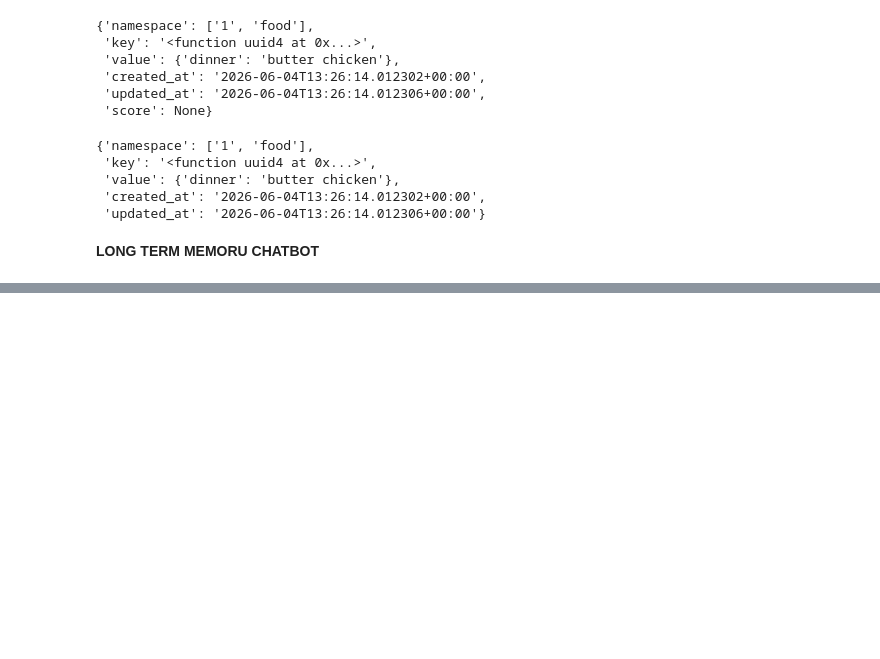
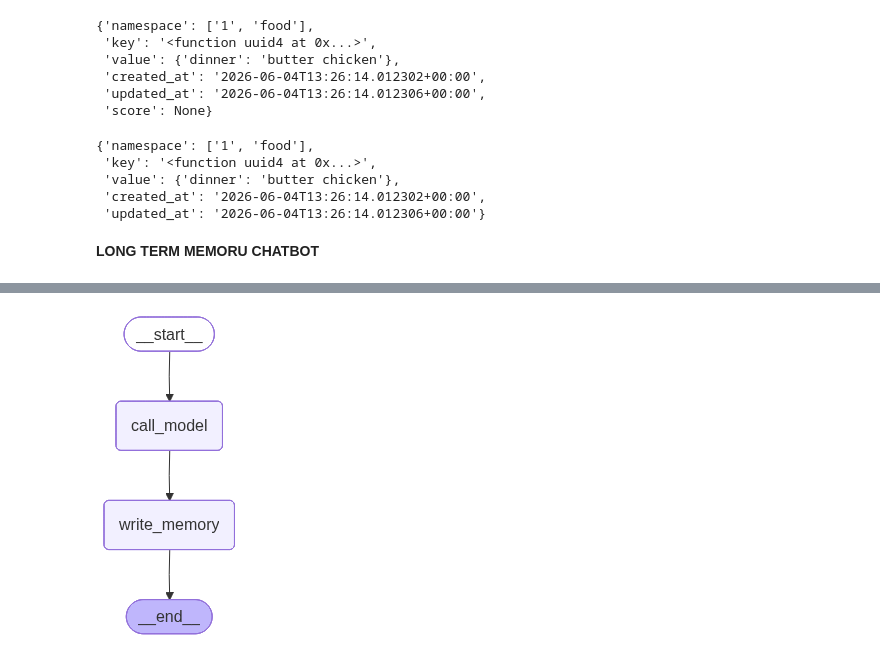
Before and after one commit to puvithk/AI-ML-Complete, a Jupyter notebook: Day 34 Langgraph memory/main.ipynb, the cells around one changed output, grey strips where cells are left out. Saved outputs shown, nothing was run; the diff lists cells and outputs as text; code cells hidden in the pictures; blank space fills up the shorter version.

Commit message:
Chatbot with memory

```diff
--- a/Day 34 Langgraph memory/main.ipynb
+++ b/Day 34 Langgraph memory/main.ipynb
@@ -38,0 +57,6 @@ single_data.dict()
+# %%
+#LLm
+# Create LLM
+llm = ChatGoogleGenerativeAI(
+    model="gemini-3-flash-preview"
+)
@@ -38,0 +131,17 @@ single_data.dict()
+# %%
+# Build the agent
+builder = StateGraph(MessagesState)
+builder.add_node('call_model' ,call_model)
+builder.add_node('write_memory' , write_memory)
+builder.add_edge(START , 'call_model')
+builder.add_edge('call_model' , 'write_memory')
+builder.add_edge('write_memory' , END)
+
+in_memory_store = InMemoryStore()
+saver = MemorySaver()
+
+agent =  builder.compile(checkpointer=saver , store=in_memory_store)
+# %%
+agent
+# %% [output]
+[figure, added]
```
Also changed, not shown: parts of 12 cells of this notebook.
